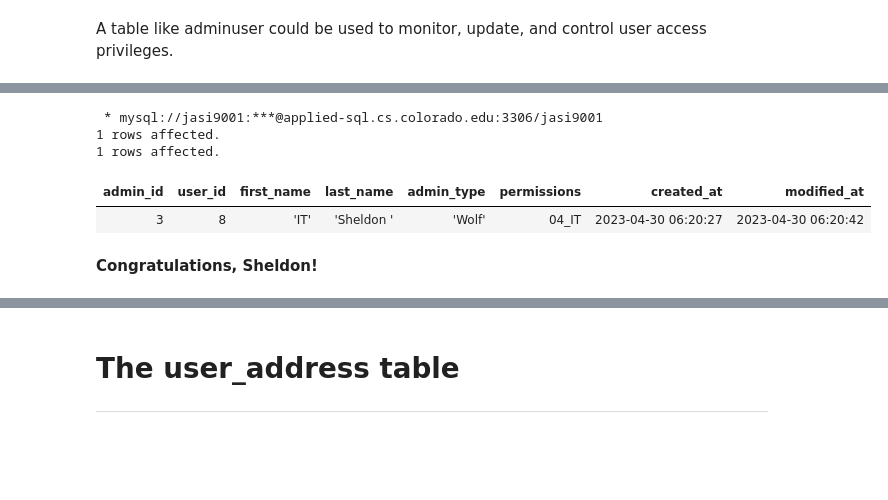
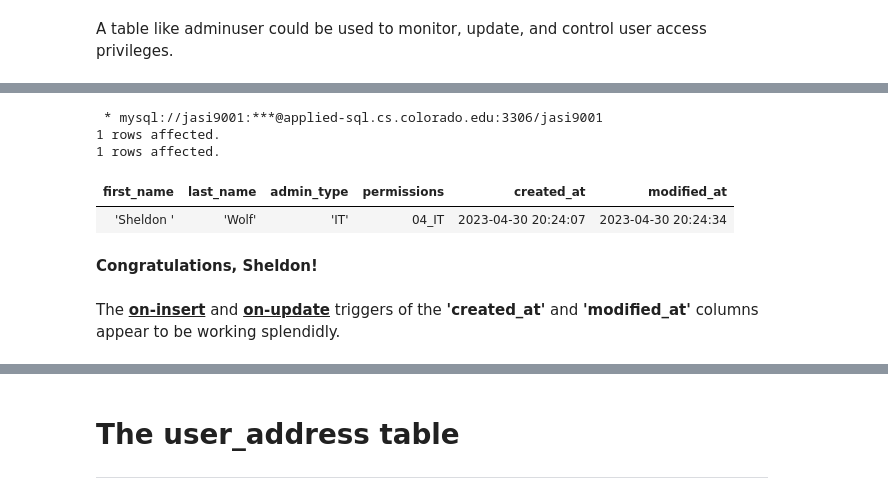
Before and after one commit to Micah614/P2P_Retail_Database, a Jupyter notebook: P2P_DB.ipynb, the cells around one changed output, grey strips where cells are left out. Cells and saved outputs as stored; diff of their text form; code cells hidden in the pictures; blank space fills up the shorter version.

```diff
--- a/P2P_DB.ipynb
+++ b/P2P_DB.ipynb
@@ -262,17 +273,21 @@ Insert for admin: Suzy Q has FAILED.
 # %%
 %%sql
+
 UPDATE adminuser
 SET
     permissions = '04_IT'
 WHERE
-    user_id = 8;
+    adminuser.admin_id = 3;
 
-SELECT * FROM adminuser WHERE user_id = '8';
+SELECT first_name, last_name, admin_type, permissions, created_at, modified_at FROM adminuser
+WHERE adminuser.admin_type LIKE '\'IT%\'';
 # %% [output]
  * mysql://jasi9001:***@applied-sql.cs.colorado.edu:3306/jasi9001
 1 rows affected.
 1 rows affected.
-| admin_id | user_id | first_name | last_name | admin_type | permissions | created_at | modified_at |
-| 3 | 8 | 'IT' | 'Sheldon ' | 'Wolf' | 04_IT | 2023-04-30 06:20:27 | 2023-04-30 06:20:42 |
+| first_name | last_name | admin_type | permissions | created_at | modified_at |
+| 'Sheldon ' | 'Wolf' | 'IT' | 04_IT | 2023-04-30 20:24:07 | 2023-04-30 20:24:34 |
 # %% [markdown]
 <b>Congratulations, Sheldon!</b>
+<br><br>
+The <b><u>on-insert</u></b> and <b><u>on-update</u></b> triggers of the <b>'created_at'</b> and <b>'modified_at'</b> columns appear to be working splendidly.
```
Also changed, not shown: parts of 33 cells of this notebook.
